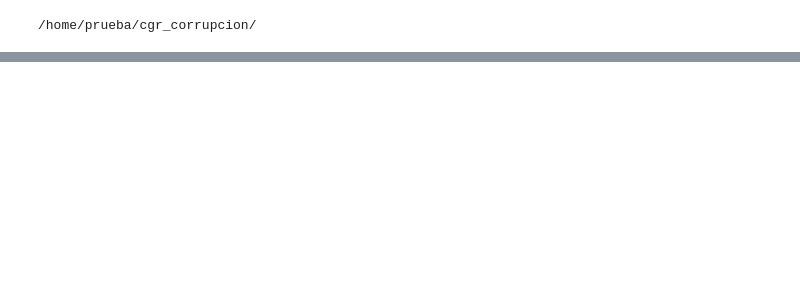
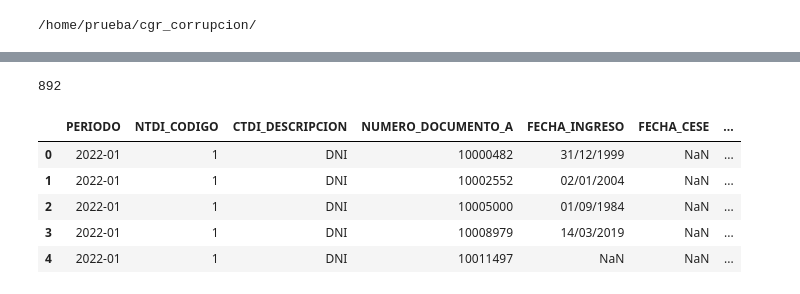
Before and after one commit to HaroldEnrique/Hackaton-CGR, a Jupyter notebook: notebooks/loading.ipynb, the cells around one changed output, grey strips where cells are left out. Drawn from its saved outputs; the diff is of its cells as text; code cells hidden in the pictures; blank space fills up the shorter version.

```diff
--- a/notebooks/loading.ipynb
+++ b/notebooks/loading.ipynb
@@ -9,8 +2,13 @@ Successfully installed polars-0.19.15
 import zipfile
 import os
 from io import BytesIO
+from datetime import datetime
 
 import polars as pl
+import pandas as pd
+
+pd.set_option("display.max_columns", None)
+pd.set_option('display.max_rows', None)
 # %%
 BASE_URL = os.environ.get("BASE_URL")
 print(BASE_URL)
@@ -166,0 +83,29 @@ websocket-client==1.6.4
+# %%
+def get_dataset_multiple_files(id_dataset):
+
+    archivo_zip = datasets[id_dataset]
+    ruta_zip = os.path.join(folder_data, archivo_zip)
+
+    # Crear un DataFrame vacío
+    df = pd.DataFrame()
+
+    with zipfile.ZipFile(ruta_zip, 'r') as zip_ref:
+        # Iterar sobre los nombres de los archivos en el zip
+        for nombre_archivo in zip_ref.namelist():
+            # Verificar si el archivo es un archivo CSV
+            if nombre_archivo.endswith('.csv'):
+                # Leer el contenido del archivo CSV
+                with zip_ref.open(nombre_archivo) as archivo_csv:
+                    # contenido_csv = archivo_csv.read().decode('utf-8')
+
+                    # # Utilizar BytesIO para convertir el contenido en un objeto de bytes
+                    # bytes_io = BytesIO(contenido_csv)
+
+                    # Leer el DataFrame desde el objeto de bytes
+                    df_temp = pd.read_csv(archivo_csv)
+
+                    # Agregar el DataFrame al DataFrame principal
+                    df = pd.concat([df, df_temp])
+
+    # Imprimir el DataFrame resultante
+    return df
@@ -166,0 +114,4 @@ websocket-client==1.6.4
+# %%
+%%time
+
+airhsp_data = get_dataset_multiple_files("ds_airhsp")
@@ -166,0 +121,13 @@ websocket-client==1.6.4
+# %%
+len(airhsp_data["CENT_RUC"].unique())
+# %% [output]
+892
+# %%
+airhsp_data.head()
+# %% [output]
+|  | PERIODO | NTDI_CODIGO | CTDI_DESCRIPCION | NUMERO_DOCUMENTO_A | FECHA_INGRESO | FECHA_CESE | ... |
+| 0 | 2022-01 | 1 | DNI | 10000482 | 31/12/1999 | NaN | ... |
+| 1 | 2022-01 | 1 | DNI | 10002552 | 02/01/2004 | NaN | ... |
+| 2 | 2022-01 | 1 | DNI | 10005000 | 01/09/1984 | NaN | ... |
+| 3 | 2022-01 | 1 | DNI | 10008979 | 14/03/2019 | NaN | ... |
+| 4 | 2022-01 | 1 | DNI | 10011497 | NaN | NaN | ... |
```
Also changed, not shown: parts of 92 cells of this notebook, 5 other files.
